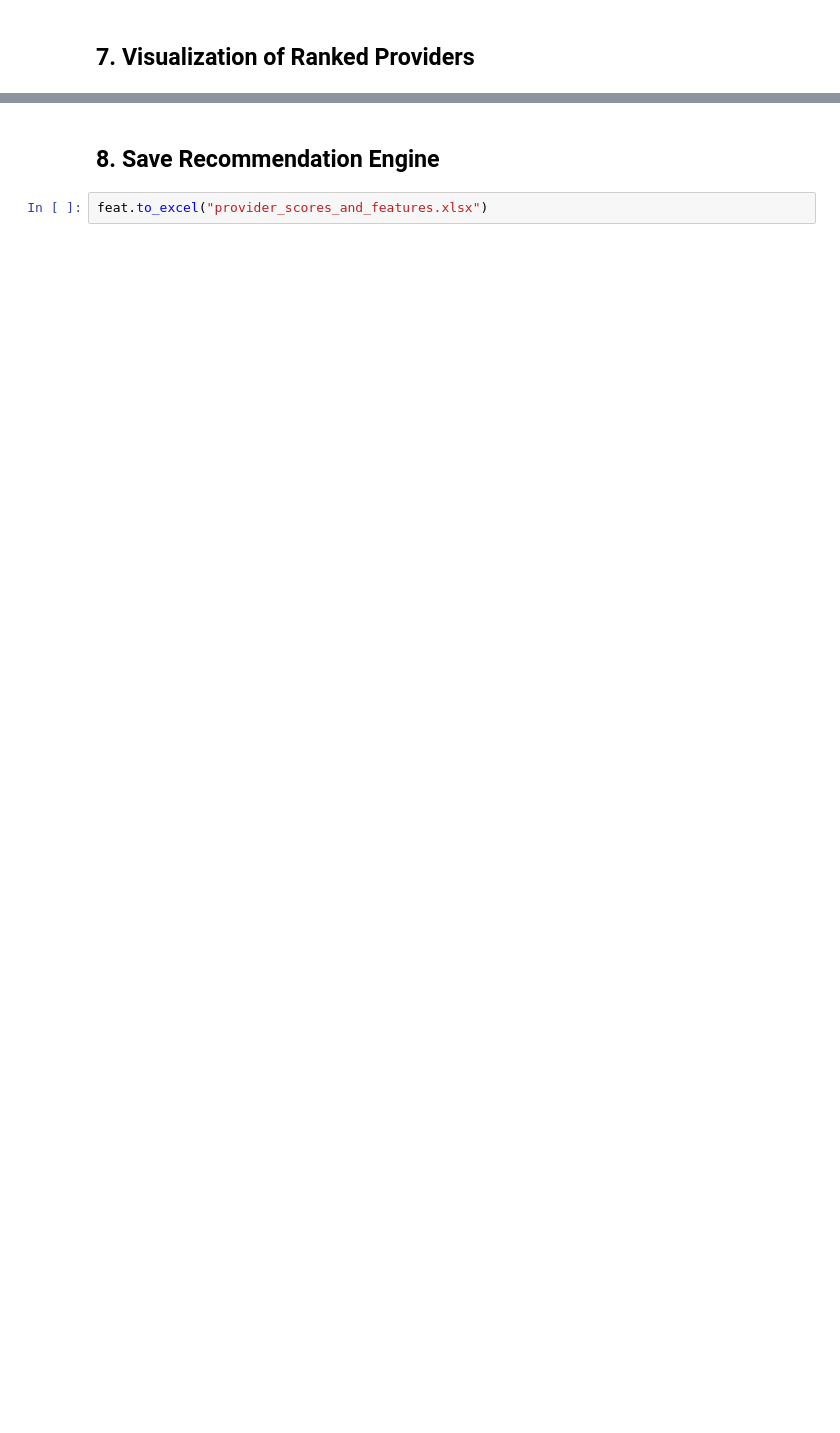
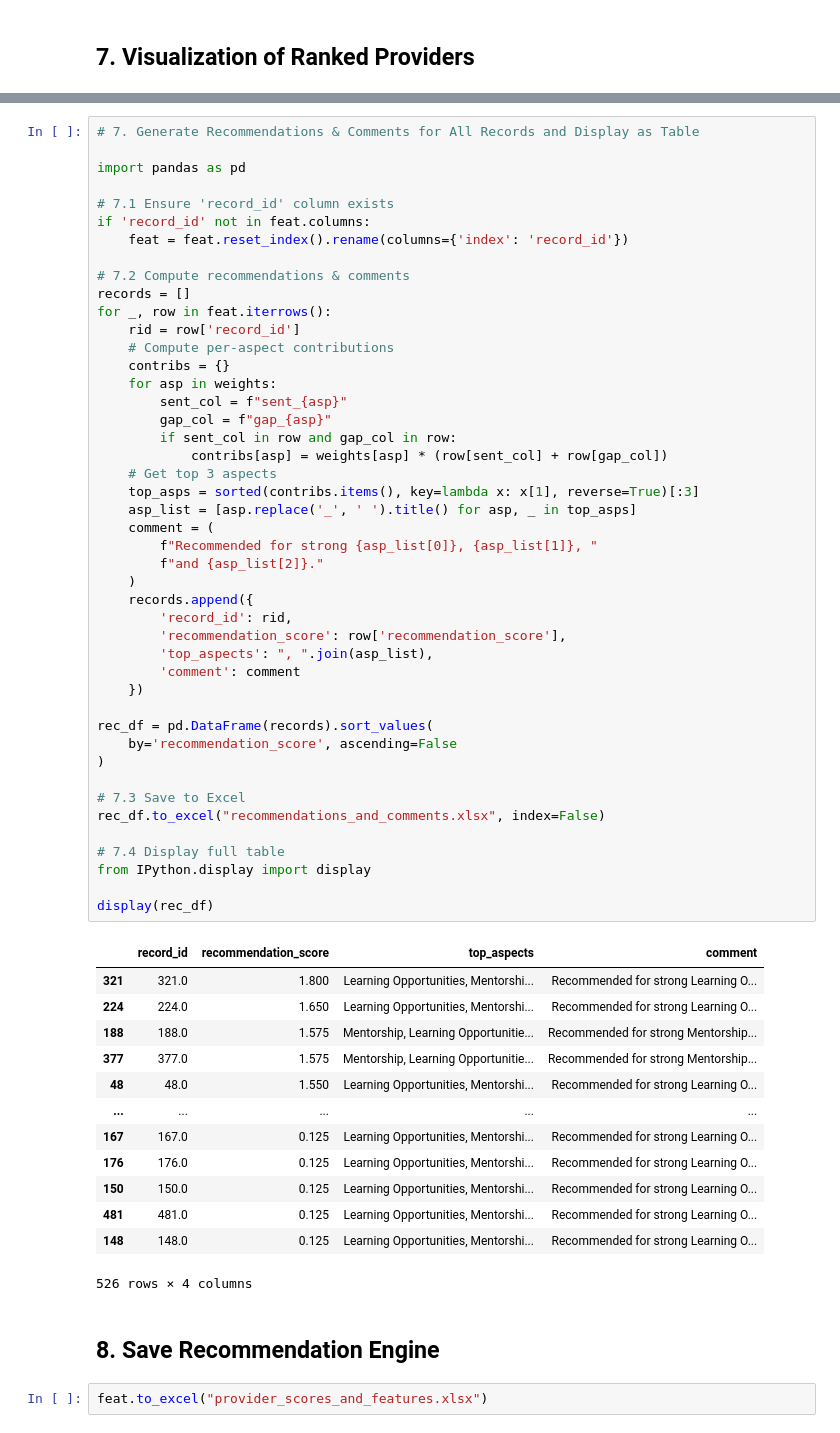
Before and after one commit to nimalanjanapiyumal/ML_TEXT_PROJECT, a Jupyter notebook: component3.ipynb, the cells around one changed output, grey strips where cells are left out. Cells and saved outputs as stored; diff of their text form; blank space fills up the shorter version.

```diff
--- a/component3.ipynb
+++ b/component3.ipynb
@@ -243,3 +249,62 @@ Passing `palette` without assigning `hue` is deprecated and will be removed in v
+# %%
+# 7. Generate Recommendations & Comments for All Records and Display as Table
+
+import pandas as pd
+
+# 7.1 Ensure 'record_id' column exists
+if 'record_id' not in feat.columns:
+    feat = feat.reset_index().rename(columns={'index': 'record_id'})
+
+# 7.2 Compute recommendations & comments
+records = []
+for _, row in feat.iterrows():
+    rid = row['record_id']
+    # Compute per‑aspect contributions
+    contribs = {}
+    for asp in weights:
+        sent_col = f"sent_{asp}"
+        gap_col = f"gap_{asp}"
+        if sent_col in row and gap_col in row:
+            contribs[asp] = weights[asp] * (row[sent_col] + row[gap_col])
+    # Get top 3 aspects
+    top_asps = sorted(contribs.items(), key=lambda x: x[1], reverse=True)[:3]
+    asp_list = [asp.replace('_', ' ').title() for asp, _ in top_asps]
+    comment = (
+        f"Recommended for strong {asp_list[0]}, {asp_list[1]}, "
+        f"and {asp_list[2]}."
+    )
+    records.append({
+        'record_id': rid,
+        'recommendation_score': row['recommendation_score'],
+        'top_aspects': ", ".join(asp_list),
+        'comment': comment
+    })
+
+rec_df = pd.DataFrame(records).sort_values(
+    by='recommendation_score', ascending=False
+)
+
+# 7.3 Save to Excel
+rec_df.to_excel("recommendations_and_comments.xlsx", index=False)
+
+# 7.4 Display full table
+from IPython.display import display
+
+display(rec_df)
+# %% [output]
+|  | record_id | recommendation_score | top_aspects | comment |
+| 321 | 321.0 | 1.800 | Learning Opportunities, Mentorshi... | Recommended for strong Learning O... |
+| 224 | 224.0 | 1.650 | Learning Opportunities, Mentorshi... | Recommended for strong Learning O... |
+| 188 | 188.0 | 1.575 | Mentorship, Learning Opportunitie... | Recommended for strong Mentorship... |
+| 377 | 377.0 | 1.575 | Mentorship, Learning Opportunitie... | Recommended for strong Mentorship... |
+| 48 | 48.0 | 1.550 | Learning Opportunities, Mentorshi... | Recommended for strong Learning O... |
+| ... | ... | ... | ... | ... |
+| 167 | 167.0 | 0.125 | Learning Opportunities, Mentorshi... | Recommended for strong Learning O... |
+| 176 | 176.0 | 0.125 | Learning Opportunities, Mentorshi... | Recommended for strong Learning O... |
+| 150 | 150.0 | 0.125 | Learning Opportunities, Mentorshi... | Recommended for strong Learning O... |
+| 481 | 481.0 | 0.125 | Learning Opportunities, Mentorshi... | Recommended for strong Learning O... |
+| 148 | 148.0 | 0.125 | Learning Opportunities, Mentorshi... | Recommended for strong Learning O... |
+526 rows × 4 columns
 # %% [markdown]
 ## 8. Save Recommendation Engine
 # %%
```
Also changed, not shown: parts of 5 cells of this notebook, 14 other files.
